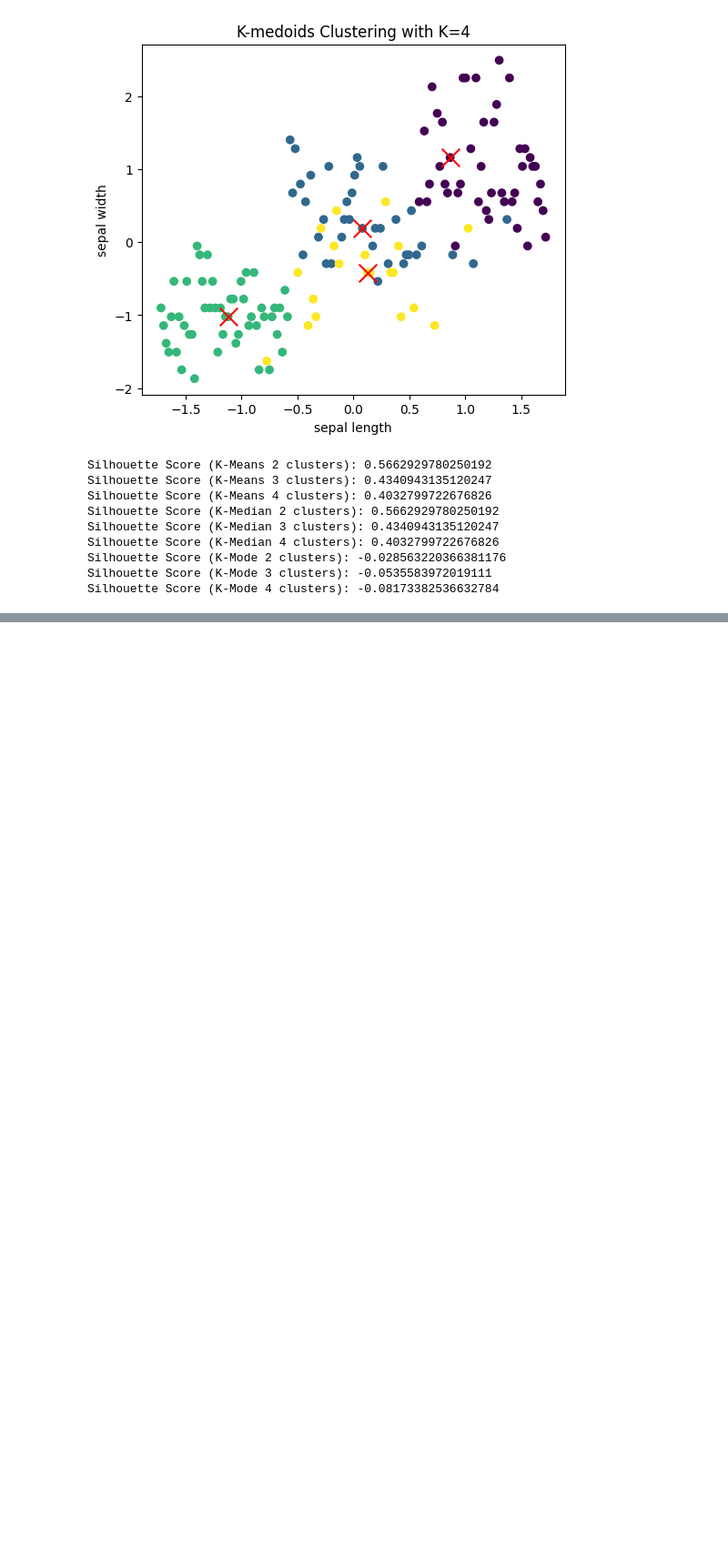
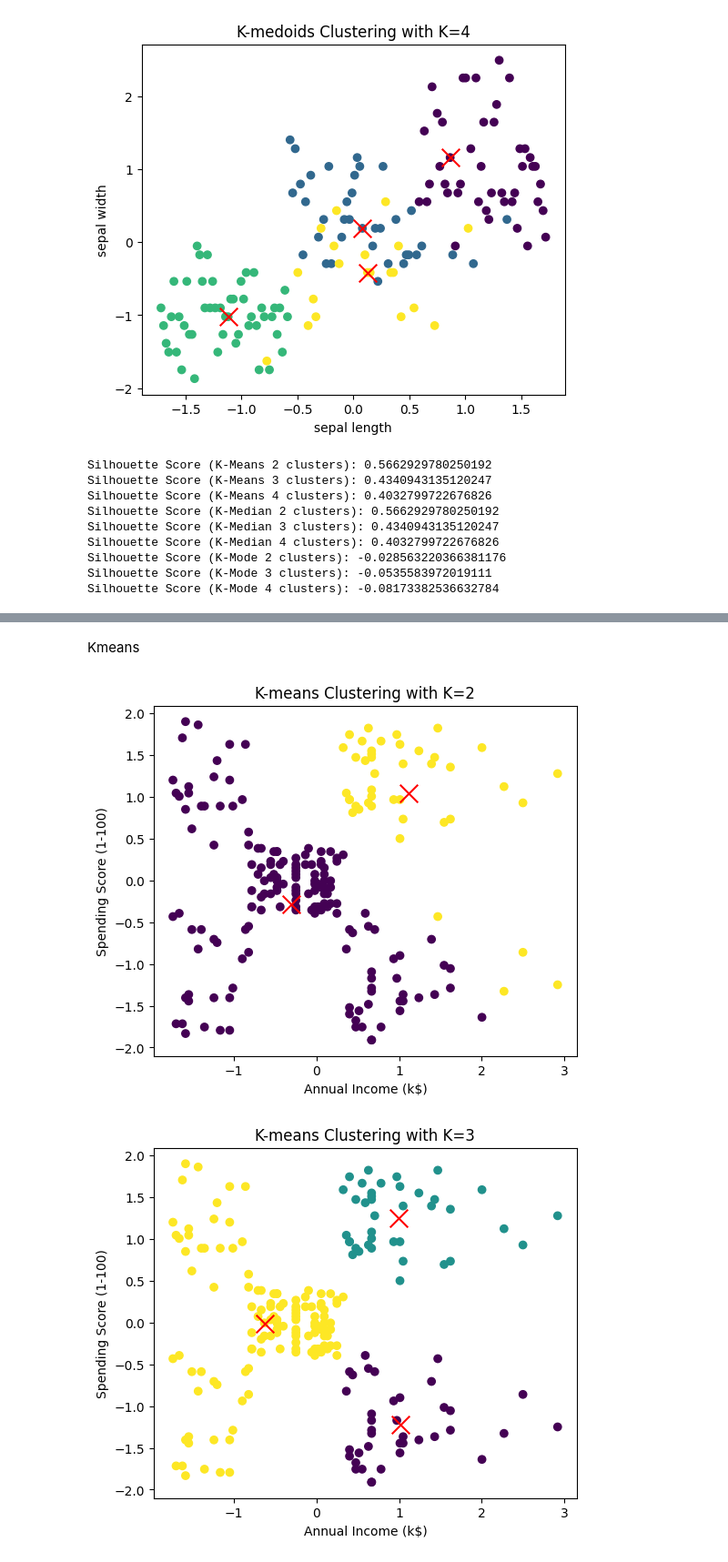
Before and after one commit to Kritzr/machine_learning, a Jupyter notebook: kmeans_kmode_kmedian/kmeans_kmode_kmedian.ipynb, the cells around one changed output, grey strips where cells are left out. Shown at 91% size. Drawn from its saved outputs; the diff is of its cells as text; code cells hidden in the pictures; blank space fills up the shorter version.

```diff
--- a/kmeans_kmode_kmedian/kmeans_kmode_kmedian.ipynb
+++ b/kmeans_kmode_kmedian/kmeans_kmode_kmedian.ipynb
@@ -216,0 +228,14 @@ Silhouette Score (K-Mode 4 clusters): -0.08173382536632784
+# %%
+import pandas as pd
+from sklearn.preprocessing import StandardScaler
+import os
+
+mall_df = pd.read_csv(os.path.join(path, 'Mall_Customers.csv'))
+mall_df.head()
+
+x_mall = mall_df[['Annual Income (k$)', 'Spending Score (1-100)']]
+scaler = StandardScaler()
+x_mall_scaled = scaler.fit_transform(x_mall)
+
+x_mall_scaled_df = pd.DataFrame(x_mall_scaled, columns=x_mall.columns)
+x_mall_scaled_df.head()
@@ -216,0 +249,30 @@ Silhouette Score (K-Mode 4 clusters): -0.08173382536632784
+# %% [markdown]
+Kmeans
+# %%
+from sklearn.cluster import KMeans
+import matplotlib.pyplot as plt
+
+def apply_kmeans(k, x_scaled):
+  kmeans = KMeans(n_clusters=k, random_state =42)
+  kmeans.fit(x_scaled)
+
+  # Get cluster labels after fitting the model
+  labels = kmeans.labels_
+
+  plt.figure(figsize =(6,5))
+  plt.scatter(x_scaled[:,0],x_scaled[:,1], c=labels, cmap='viridis') # Now 'labels' is defined
+  centroids = kmeans.cluster_centers_
+  plt.scatter(centroids[:,0],centroids[:,1], c='red', s=200, marker='x', label='centroids')
+  plt.title(f'K-means Clustering with K={k}')
+  plt.xlabel('Annual Income (k$)')
+  plt.ylabel('Spending Score (1-100)')
+  plt.show()
+
+  return kmeans.labels_
+
+kmeans_labels_2 = apply_kmeans(2, x_mall_scaled)
+kmeans_labels_3 = apply_kmeans(3, x_mall_scaled)
+kmeans_labels_4 = apply_kmeans(4, x_mall_scaled)
+# %% [output]
+[figure, added]
+[figure, added]
```
Also changed, not shown: parts of 9 cells of this notebook.
